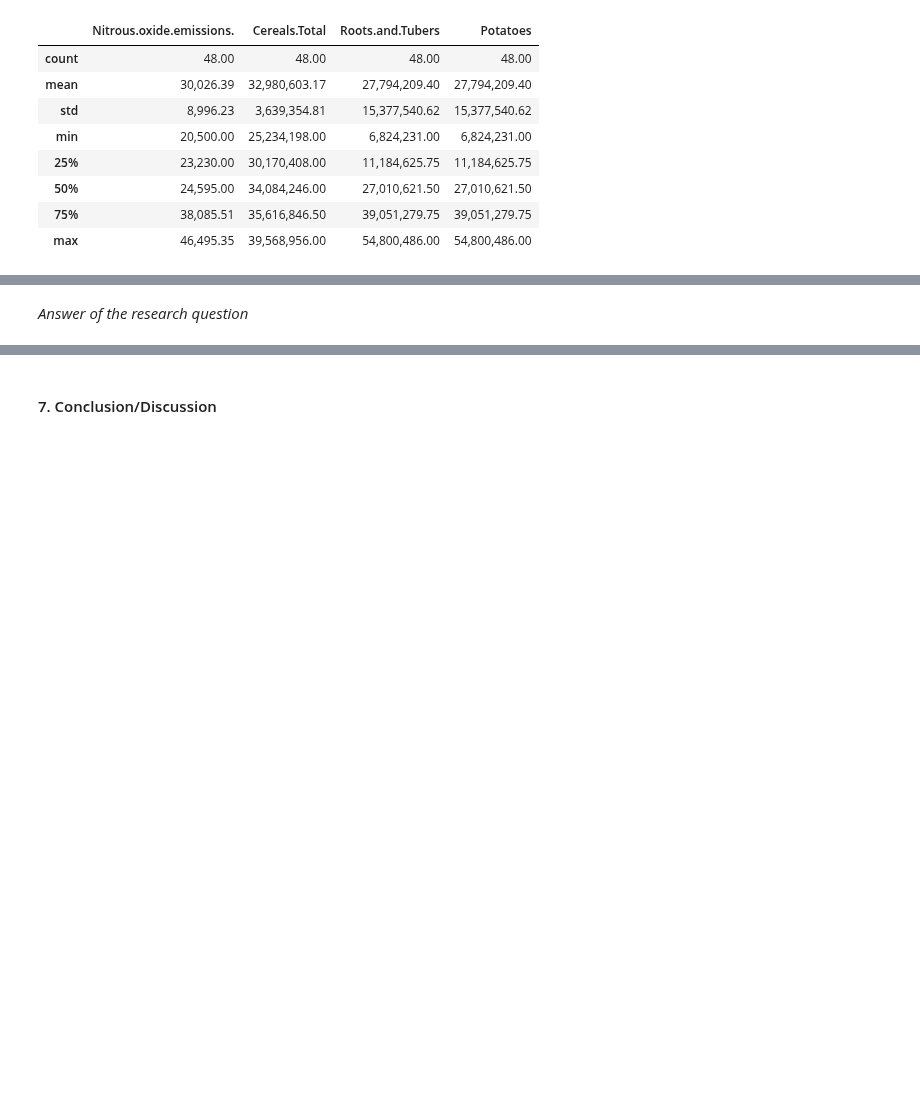
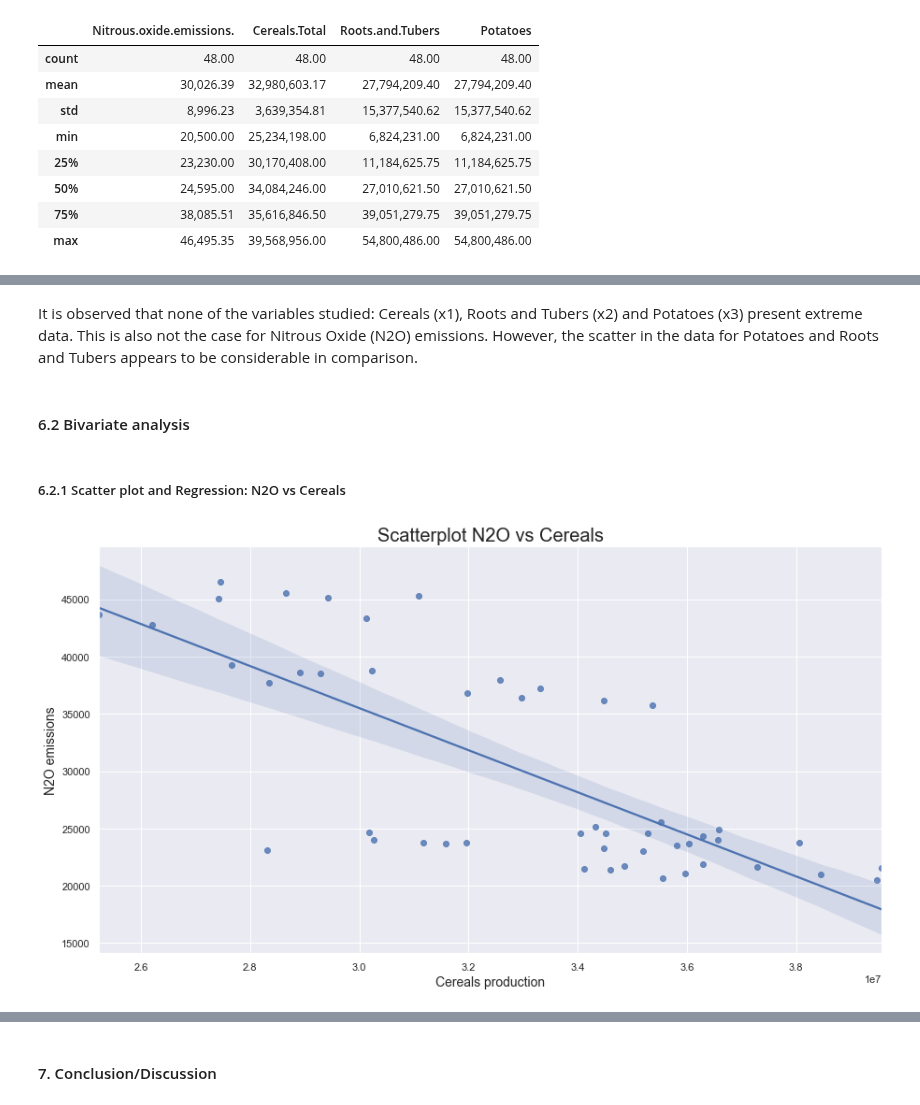
Before and after one commit to Alejandro-github-mx/statistics-projects, a Jupyter notebook: 2022-02-28-statistics-homework-FoodCC-Poland.ipynb, the cells around one changed output, grey strips where cells are left out. Cells and saved outputs as stored; diff of their text form; code cells hidden in the pictures; blank space fills up the shorter version.

```diff
--- a/2022-02-28-statistics-homework-FoodCC-Poland.ipynb
+++ b/2022-02-28-statistics-homework-FoodCC-Poland.ipynb
@@ -603,2 +425,21 @@ strong multicollinearity problems or that the design matrix is singular.
-# %% [markdown]
-*Answer of the research question*
+# %% [markdown]
+It is observed that none of the variables studied: Cereals (x1), Roots and Tubers (x2) and Potatoes (x3) present extreme data. This is also not the case for Nitrous Oxide (N2O) emissions. However, the scatter in the data for Potatoes and Roots and Tubers appears to be considerable in comparison.
+# %% [markdown]
+#### 6.2 Bivariate analysis
+# %% [markdown]
+##### 6.2.1 Scatter plot  and Regression: N2O vs Cereals
+# %%
+y = data_nitrox["Nitrous oxide emissions (thousand metric tons of CO2 equivalent)"].tolist()
+x1 = cropsNitrox_df["Cereals.Total"].tolist()
+# %%
+# Base of the plot
+plt.figure(figsize=(15,8))
+plt.xlabel("Cereals production", fontsize= 14)
+plt.ylabel("N2O emissions", fontsize=14)
+plt.title("Scatterplot N2O vs Cereals", fontsize=20)
+
+# Scatterplot itself
+sns.regplot(x= x1, y= y)
+plt.show();
+# %% [output]
+[figure, added]
```
Also changed, not shown: parts of 61 cells of this notebook, 2 other files.
